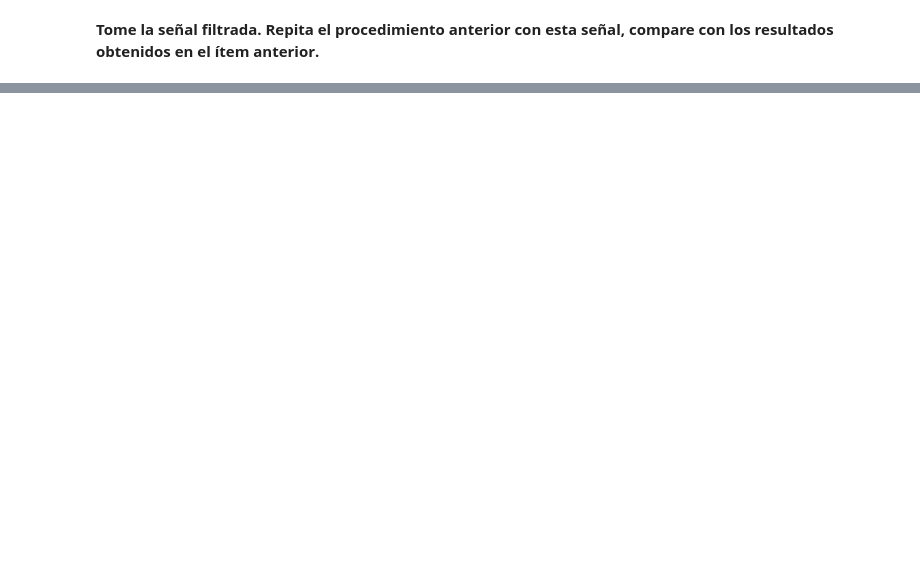
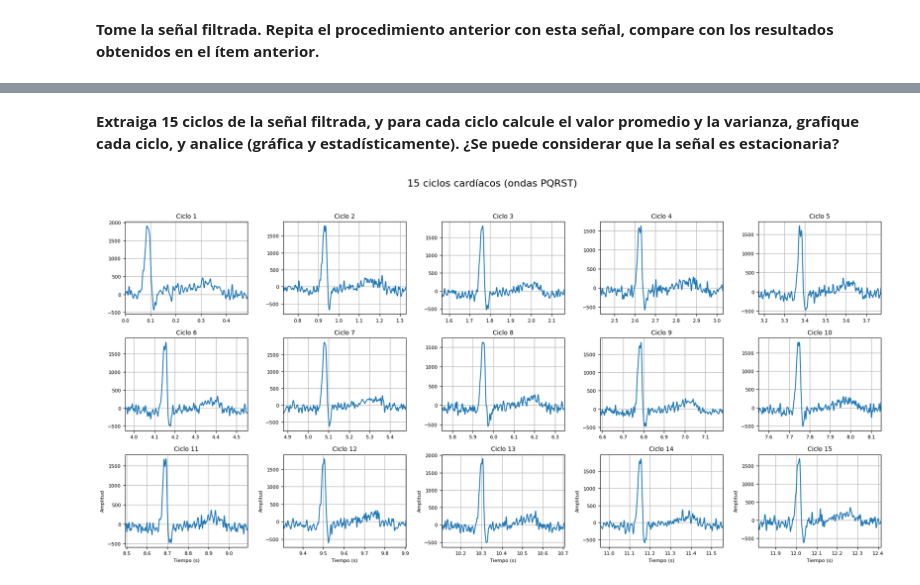
Before and after one commit to Yuliana2001/lab3_biosenales, a Jupyter notebook: lab3.ipynb, the cells around one changed output, grey strips where cells are left out. Saved outputs shown, nothing was run; the diff lists cells and outputs as text; code cells hidden in the pictures; blank space fills up the shorter version.

```diff
--- a/lab3.ipynb
+++ b/lab3.ipynb
@@ -220,0 +230,46 @@ Desviación estándar: 310.9410
+# %% [markdown]
+**Extraiga 15 ciclos de la señal filtrada, y para cada ciclo calcule el valor promedio y la varianza, grafique
+cada ciclo, y analice (gráfica y estadísticamente). ¿Se puede considerar que la señal es estacionaria?**
+# %%
+import matplotlib.pyplot as plt
+import numpy as np
+from scipy.signal import find_peaks
+
+# Detectar picos R
+peaks, _ = find_peaks(ecg_signal, height=np.max(ecg_signal) * 0.6, distance=Fs//2)
+
+ventana_antes = int(0.2 * Fs)
+ventana_despues = int(0.4 * Fs)
+
+num_ciclos = min(15, len(peaks))  # asegurar que no exceda el número de picos
+
+fig, axs = plt.subplots(3, 5, figsize=(18, 9))
+axs = axs.flatten()  # convertir a lista para iterar fácilmente
+
+for i in range(num_ciclos):
+    r_index = peaks[i]
+    inicio = max(r_index - ventana_antes, 0)
+    fin = min(r_index + ventana_despues, len(ecg_signal))
+
+    ciclo = ecg_signal[inicio:fin]
+    tiempo_ciclo = tiempo1[inicio:fin]
+
+    axs[i].plot(tiempo_ciclo, ciclo)
+    axs[i].set_title(f'Ciclo {i+1}', fontsize=10)
+    axs[i].tick_params(labelsize=8)
+    axs[i].grid(True)
+    axs[i].set_xlim(tiempo_ciclo[0], tiempo_ciclo[-1])  # asegurar que todos tengan misma escala
+
+    if i < 10:
+        axs[i].set_xlabel("")
+        axs[i].set_ylabel("")
+    else:
+        axs[i].set_xlabel("Tiempo (s)", fontsize=8)
+        axs[i].set_ylabel("Amplitud", fontsize=8)
+
+# Título general
+fig.suptitle("15 ciclos cardíacos (ondas PQRST)", fontsize=16)
+plt.tight_layout(rect=[0, 0, 1, 0.95])  # dejar espacio para el título
+plt.show()
+# %% [output]
+[figure, added]
```
Also changed, not shown: parts of 2 cells of this notebook.
